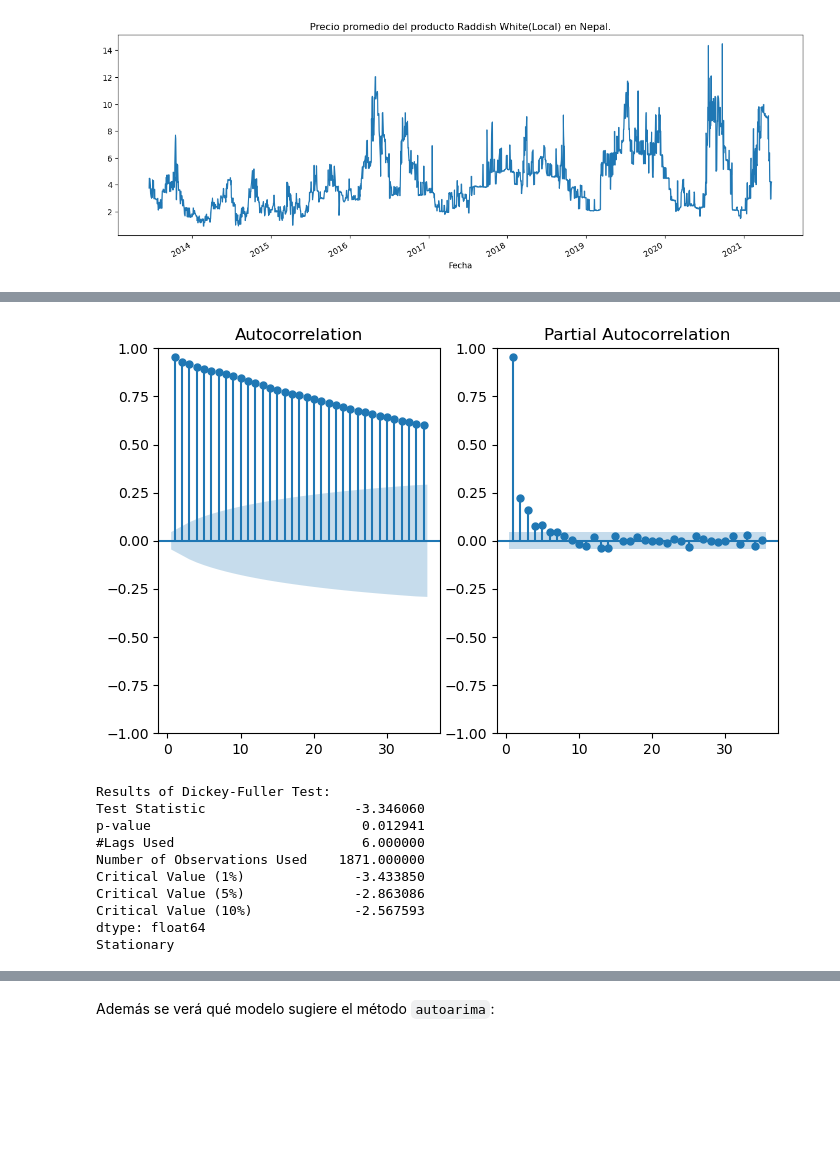
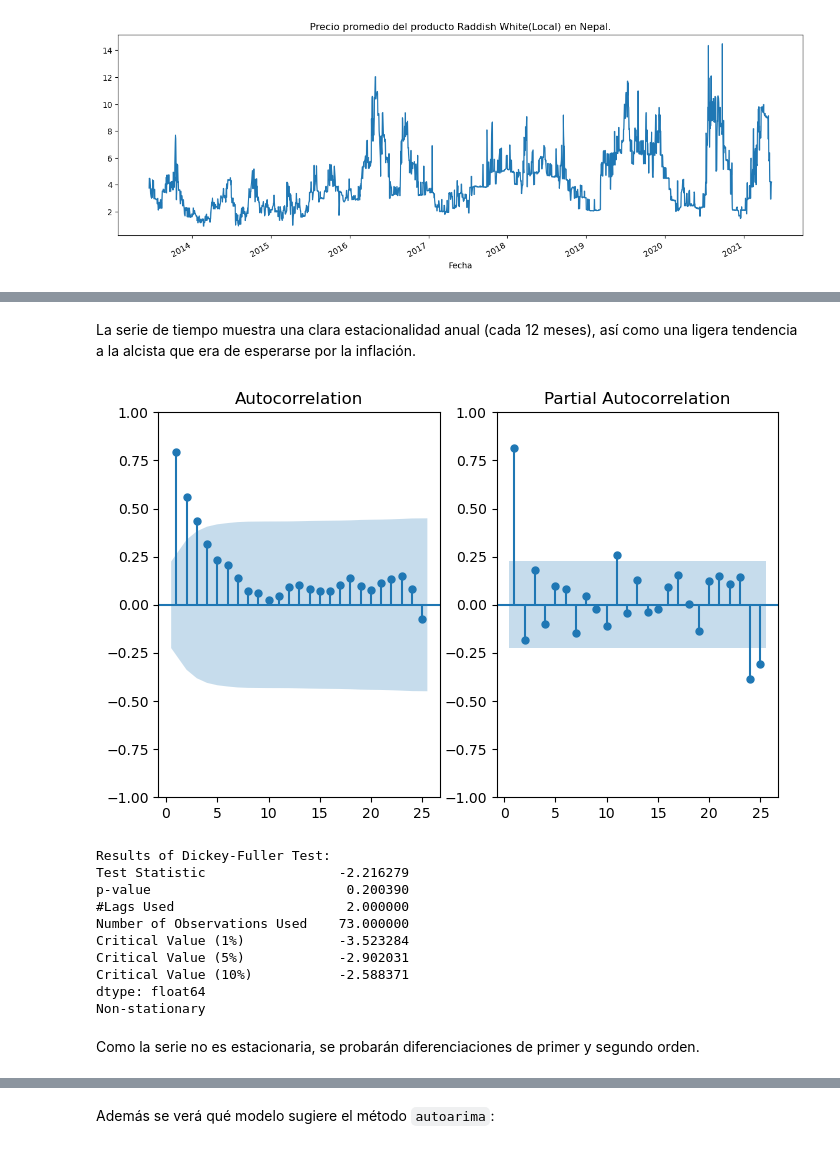
Before and after one commit to paucardenasg/Proyecto_MNLP, a Jupyter notebook: Proyecto_Final.ipynb, the cells around one changed output, grey strips where cells are left out. Cells and saved outputs as stored; diff of their text form; code cells hidden in the pictures; blank space fills up the shorter version.

```diff
--- a/Proyecto_Final.ipynb
+++ b/Proyecto_Final.ipynb
@@ -241,4 +266,11 @@ plt.show()
 # %%
 # Visualizar la distribución de la serie de tiempo
-ts.plot_serie()
+fig, ax = plt.subplots(3, 1, figsize=(8, 8))
+sns.boxplot(x=train['Promedio'], ax=ax[0])
+sns.histplot(x=train['Promedio'], ax=ax[1])
+sns.lineplot(data=train['Promedio'], ax=ax[2])
+ax[0].set(title='Boxplot', xlabel=None)
+ax[1].set(title='Histograma', xlabel=None)
+ax[2].set(title='Diagrama de línea', xlabel=None)
+plt.tight_layout()
 # %% [output]
@@ -246,4 +308,4 @@ ts.plot_serie()
 # %%
-train = ts.transform_series(train, 'log', plot=True)
+train = transform_series(train, 'log')
 # %% [output]
 Transformación log completada.
@@ -267,21 +329,56 @@ fig.tight_layout()
+# %% [markdown]
+La serie de tiempo muestra una clara estacionalidad anual (cada 12 meses), así como una ligera tendencia a la alcista que era de esperarse por la inflación.
+# %%
+# Función para graficar autocorrelación
+def plot_acf_pacf(data, kwargs=dict()):
+    f = plt.figure(figsize=(8,5))
+    ax1 = f.add_subplot(121)
+    plot_acf(data, zero=False, ax=ax1, **kwargs)
+    ax2 = f.add_subplot(122)
+    plot_pacf(data, zero=False, ax=ax2, method='ols', **kwargs)
+    plt.show()
+
+# Función para realizar la prueba de Dikcey-Fuller
+def adf_test(timeseries):
+    print("Results of Dickey-Fuller Test:")
+    dftest = adfuller(timeseries, autolag="AIC")
+    dfoutput = pd.Series(
+        dftest[0:4],
+        index=[
+            "Test Statistic",
+            "p-value",
+            "#Lags Used",
+            "Number of Observations Used",
+        ],
+    )
+    for key, value in dftest[4].items():
+        dfoutput["Critical Value (%s)" % key] = value
+    print(dfoutput)
+
+    if (dftest[1] <= 0.05) & (dftest[4]['5%'] > dftest[0]):
+        print("\u001b[32mStationary\u001b[0m")
+    else:
+        print("\x1b[31mNon-stationary\x1b[0m")
 # %%
 # Funciones de autocorrelación
-ts.plot_acf_pacf(train['log'], {'lags': 35})
+plot_acf_pacf(train['log'], {'lags':25})
 # %% [output]
-[figure, old version]
+[figure, new version]
 # %%
 # Prueba de Dikcey-Fuller para ver si la serie es estacionaria
-ts.adf_test(train['log'])
+adf_test(train['log'])
 # %% [output]
 Results of Dickey-Fuller Test:
-Test Statistic                   -3.346060
-p-value                           0.012941
-#Lags Used                        6.000000
-Number of Observations Used    1871.000000
-Critical Value (1%)              -3.433850
-Critical Value (5%)              -2.863086
-Critical Value (10%)             -2.567593
+Test Statistic                 -2.216279
+p-value                         0.200390
+#Lags Used                      2.000000
+Number of Observations Used    73.000000
+Critical Value (1%)            -3.523284
+Critical Value (5%)            -2.902031
+Critical Value (10%)           -2.588371
 dtype: float64
-Stationary
+Non-stationary
+# %% [markdown]
+Como la serie no es estacionaria, se probarán diferenciaciones de primer y segundo orden.
 # %%
 # Funciones de autocorrelación con diferenciación
```
Also changed, not shown: parts of 44 cells of this notebook.
